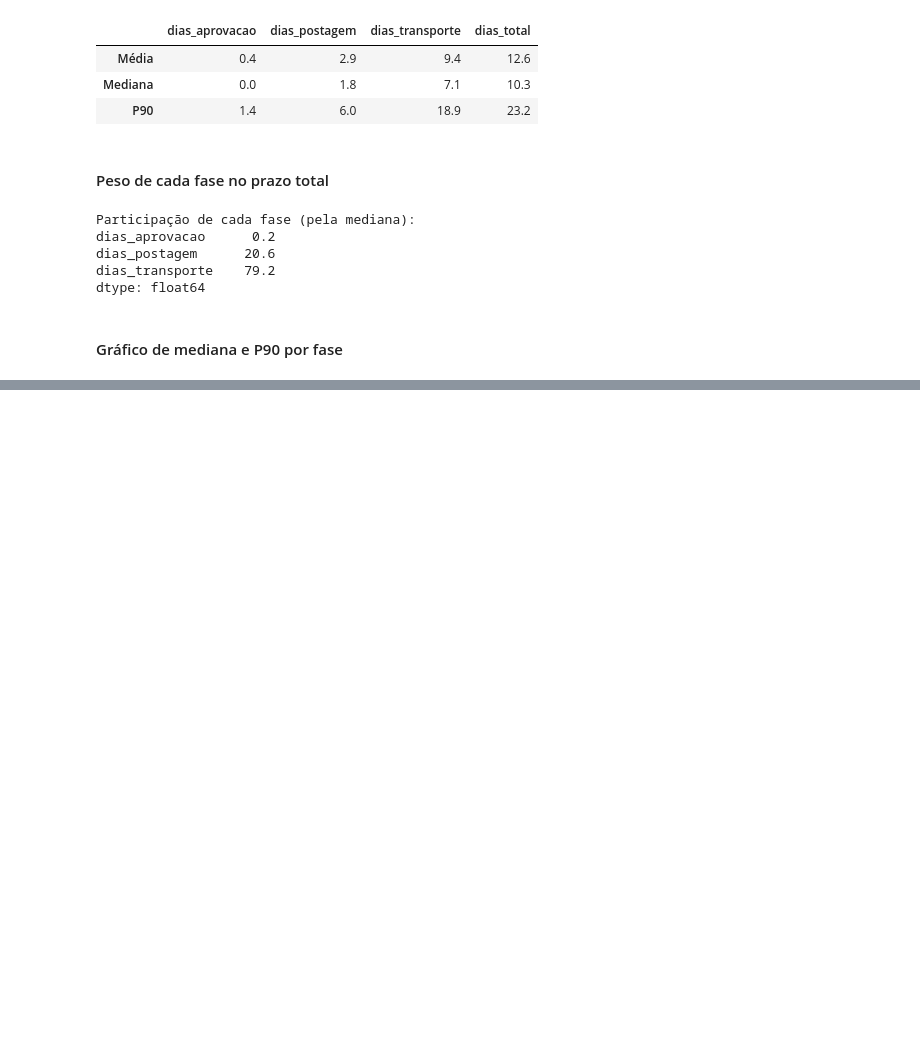
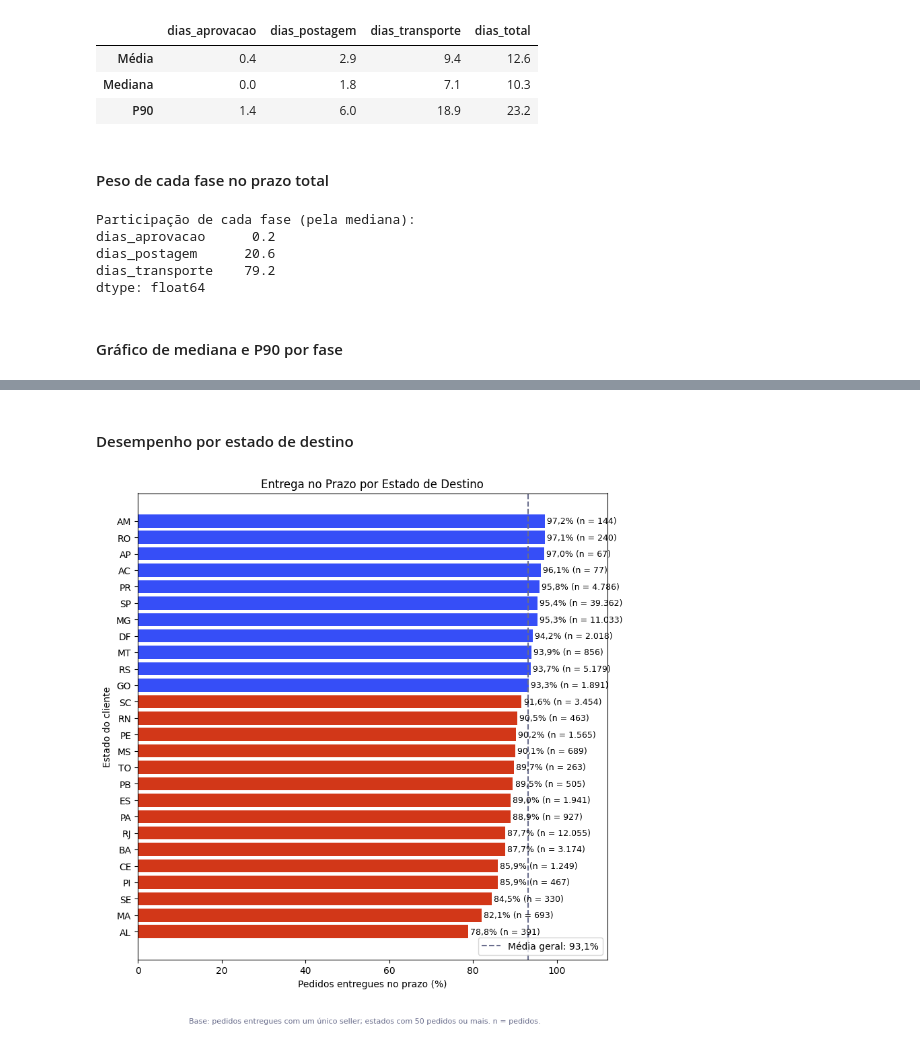
Before and after one commit to caiohc28/Tech_Challenge, a Jupyter notebook: notebooks/Logistica_SLA.ipynb, the cells around one changed output, grey strips where cells are left out. Saved outputs shown, nothing was run; the diff lists cells and outputs as text; code cells hidden in the pictures; blank space fills up the shorter version.

```diff
--- a/notebooks/Logistica_SLA.ipynb
+++ b/notebooks/Logistica_SLA.ipynb
@@ -233,0 +434,49 @@ plt.show()
+# %% [markdown]
+#### Desempenho por estado de destino
+# %%
+por_uf = resumo(logistica, "customer_state")
+por_uf = por_uf[por_uf["pedidos"] >= 50].sort_values("otd")
+
+cores = [
+    COR_DESTAQUE if v < otd_geral else COR_PRINCIPAL
+    for v in por_uf["otd"]
+]
+
+fig, ax = plt.subplots(figsize=(9, 9))
+
+barras = ax.barh(por_uf.index, por_uf["otd"], color=cores)
+
+ax.axvline(
+    otd_geral,
+    color=COR_NEUTRA,
+    linestyle="--",
+    label=f"Média geral: {otd_geral:.1f}%".replace(".", ",")
+)
+
+for barra, v, n in zip(barras, por_uf["otd"], por_uf["pedidos"]):
+    ax.text(
+        v + 0.5,
+        barra.get_y() + barra.get_height() / 2,
+        f"{v:.1f}% (n = {int(n):,})".replace(",", ".").replace(".", ",", 1),
+        va="center",
+        fontsize=9
+    )
+
+ax.set_xlim(0, 112)
+ax.set_xlabel("Pedidos entregues no prazo (%)")
+ax.set_ylabel("Estado do cliente")
+ax.legend(loc="lower right")
+
+plt.title("Entrega no Prazo por Estado de Destino")
+
+fig.text(
+    0.5, 0.005,
+    "Base: pedidos entregues com um único seller; estados com 50 pedidos ou mais. n = pedidos.",
+    ha="center",
+    fontsize=8,
+    color=COR_NEUTRA
+)
+
+plt.show()
+# %% [output]
+[figure, added]
```
Also changed, not shown: parts of 11 cells of this notebook.
